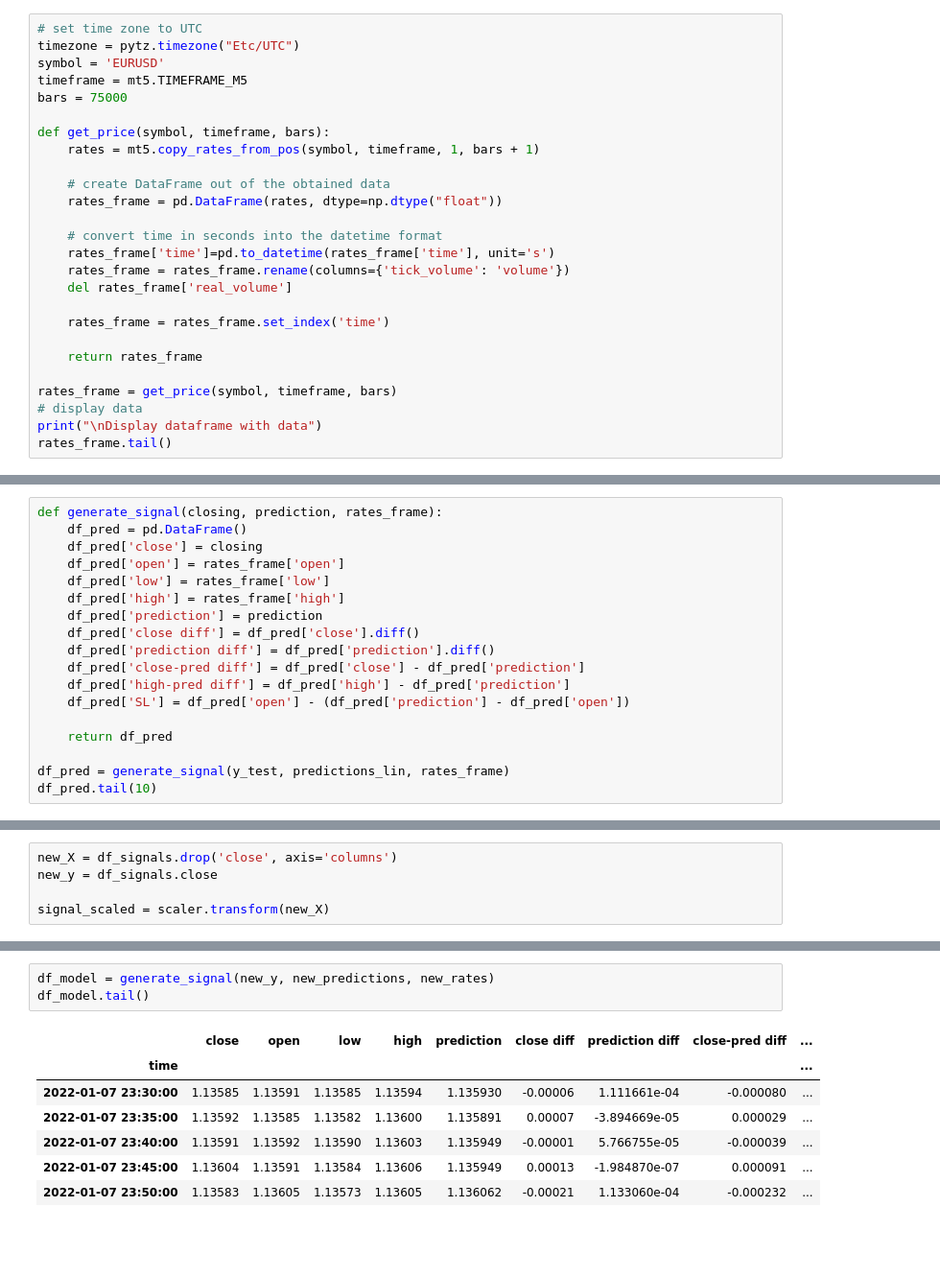
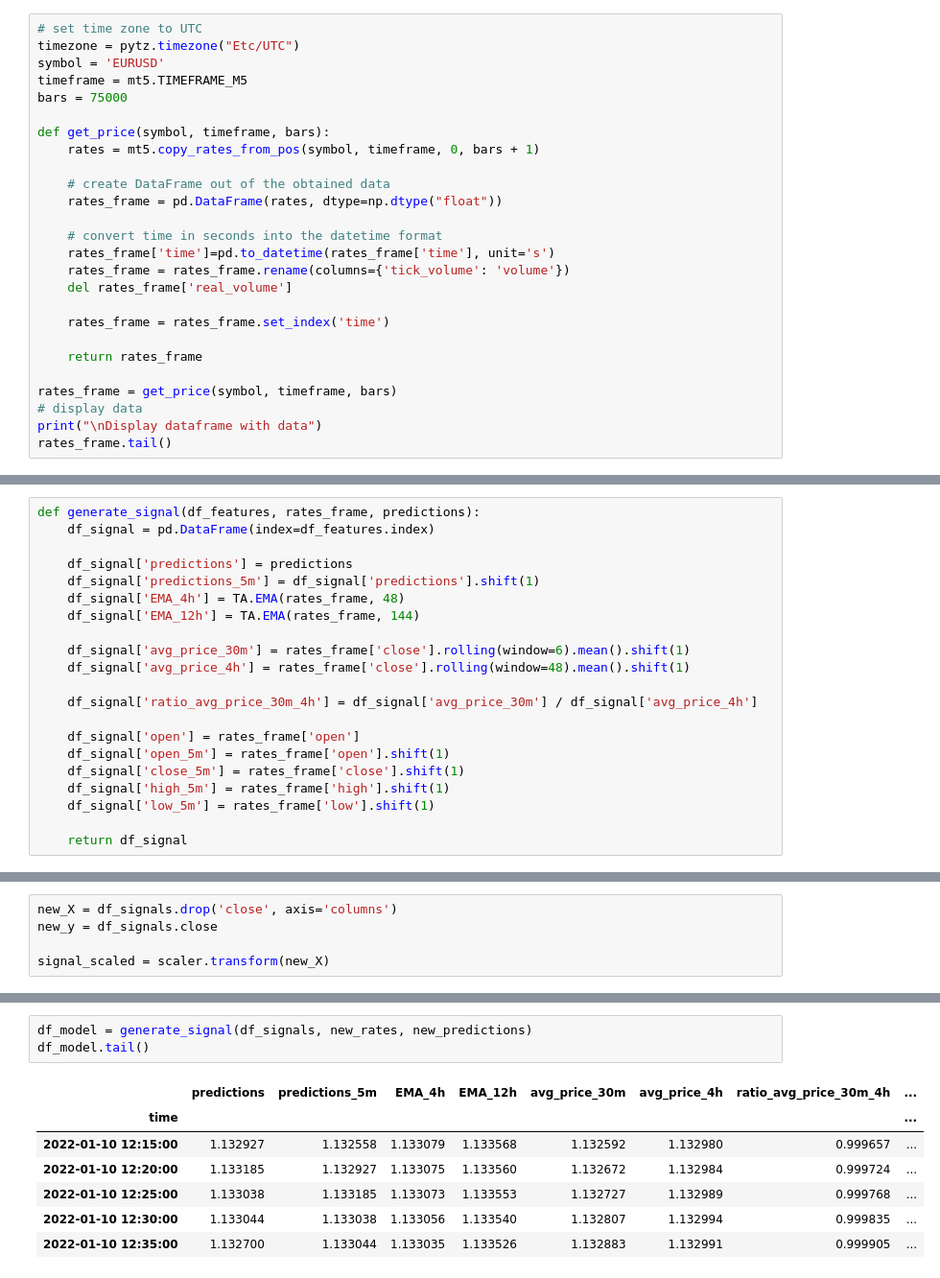
Before and after one commit to dhupee/MetaNgepet, a Jupyter notebook: MetaNgepet-Train.ipynb, the cells around one changed output, grey strips where cells are left out. Shown at 96% size. Cells and saved outputs as stored; diff of their text form; blank space fills up the shorter version.

Commit message:
almost done, no order send yet.....let it dry test

```diff
--- a/MetaNgepet-Train.ipynb
+++ b/MetaNgepet-Train.ipynb
@@ -133,7 +133,7 @@ timeframe = mt5.TIMEFRAME_M5
 bars = 75000
 
 def get_price(symbol, timeframe, bars):
-    rates = mt5.copy_rates_from_pos(symbol, timeframe, 1, bars + 1)
+    rates = mt5.copy_rates_from_pos(symbol, timeframe, 0, bars + 1)
 
     # create DataFrame out of the obtained data
     rates_frame = pd.DataFrame(rates, dtype=np.dtype("float"))
@@ -389,18 +388,0 @@ plotLinearReg(y_test, predictions_lin)
-# %%
-def generate_signal(closing, prediction, rates_frame):
-    df_pred = pd.DataFrame()
-    df_pred['close'] = closing
-    df_pred['open'] = rates_frame['open']
-    df_pred['low'] = rates_frame['low']
-    df_pred['high'] = rates_frame['high']
-    df_pred['prediction'] = prediction
-    df_pred['close diff'] = df_pred['close'].diff()
-    df_pred['prediction diff'] = df_pred['prediction'].diff()
-    df_pred['close-pred diff'] = df_pred['close'] - df_pred['prediction']
-    df_pred['high-pred diff'] = df_pred['high'] - df_pred['prediction']
-    df_pred['SL'] = df_pred['open'] - (df_pred['prediction'] - df_pred['open'])
-
-    return df_pred
-
-df_pred = generate_signal(y_test, predictions_lin, rates_frame)
-df_pred.tail(10)
@@ -425,3 +389,24 @@ print(round(predicted,5))
+# %%
+def generate_signal(df_features, rates_frame, predictions):
+    df_signal = pd.DataFrame(index=df_features.index)
+
+    df_signal['predictions'] = predictions
+    df_signal['predictions_5m'] = df_signal['predictions'].shift(1)
+    df_signal['EMA_4h'] = TA.EMA(rates_frame, 48)
+    df_signal['EMA_12h'] = TA.EMA(rates_frame, 144)
+
+    df_signal['avg_price_30m'] = rates_frame['close'].rolling(window=6).mean().shift(1)
+    df_signal['avg_price_4h'] = rates_frame['close'].rolling(window=48).mean().shift(1)
+
+    df_signal['ratio_avg_price_30m_4h'] = df_signal['avg_price_30m'] / df_signal['avg_price_4h']
+
+    df_signal['open'] = rates_frame['open']
+    df_signal['open_5m'] = rates_frame['open'].shift(1)
+    df_signal['close_5m'] = rates_frame['close'].shift(1)
+    df_signal['high_5m'] = rates_frame['high'].shift(1)
+    df_signal['low_5m'] = rates_frame['low'].shift(1)
+
+    return df_signal
 # %%
 now = datetime.now() # current date and time
 date_time = now.strftime("%m/%d/%Y %H:%M:%S")
@@ -502,11 +508,11 @@ plotLinearReg(new_y, new_predictions)
 # %%
-df_model = generate_signal(new_y, new_predictions, new_rates)
+df_model = generate_signal(df_signals, new_rates, new_predictions)
 df_model.tail()
 # %% [output]
-|  | close | open | low | high | prediction | close diff | prediction diff | close-pred diff | ... |
-| time |  |  |  |  |  |  |  |  | ... |
-| 2022-01-07 23:30:00 | 1.13585 | 1.13591 | 1.13585 | 1.13594 | 1.135930 | -0.00006 | 1.111661e-04 | -0.000080 | ... |
-| 2022-01-07 23:35:00 | 1.13592 | 1.13585 | 1.13582 | 1.13600 | 1.135891 | 0.00007 | -3.894669e-05 | 0.000029 | ... |
-| 2022-01-07 23:40:00 | 1.13591 | 1.13592 | 1.13590 | 1.13603 | 1.135949 | -0.00001 | 5.766755e-05 | -0.000039 | ... |
-| 2022-01-07 23:45:00 | 1.13604 | 1.13591 | 1.13584 | 1.13606 | 1.135949 | 0.00013 | -1.984870e-07 | 0.000091 | ... |
-| 2022-01-07 23:50:00 | 1.13583 | 1.13605 | 1.13573 | 1.13605 | 1.136062 | -0.00021 | 1.133060e-04 | -0.000232 | ... |
+|  | predictions | predictions_5m | EMA_4h | EMA_12h | avg_price_30m | avg_price_4h | ratio_avg_price_30m_4h | ... |
+| time |  |  |  |  |  |  |  | ... |
+| 2022-01-10 12:15:00 | 1.132927 | 1.132558 | 1.133079 | 1.133568 | 1.132592 | 1.132980 | 0.999657 | ... |
+| 2022-01-10 12:20:00 | 1.133185 | 1.132927 | 1.133075 | 1.133560 | 1.132672 | 1.132984 | 0.999724 | ... |
+| 2022-01-10 12:25:00 | 1.133038 | 1.133185 | 1.133073 | 1.133553 | 1.132727 | 1.132989 | 0.999768 | ... |
+| 2022-01-10 12:30:00 | 1.133044 | 1.133038 | 1.133056 | 1.133540 | 1.132807 | 1.132994 | 0.999835 | ... |
+| 2022-01-10 12:35:00 | 1.132700 | 1.133044 | 1.133035 | 1.133526 | 1.132883 | 1.132991 | 0.999905 | ... |
```
Also changed, not shown: parts of 19 cells of this notebook, 2 other files.
